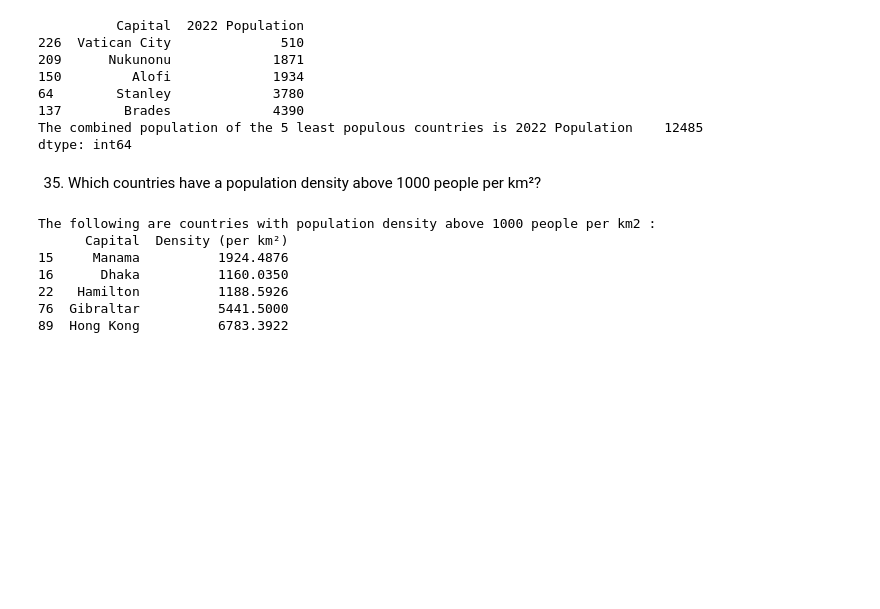
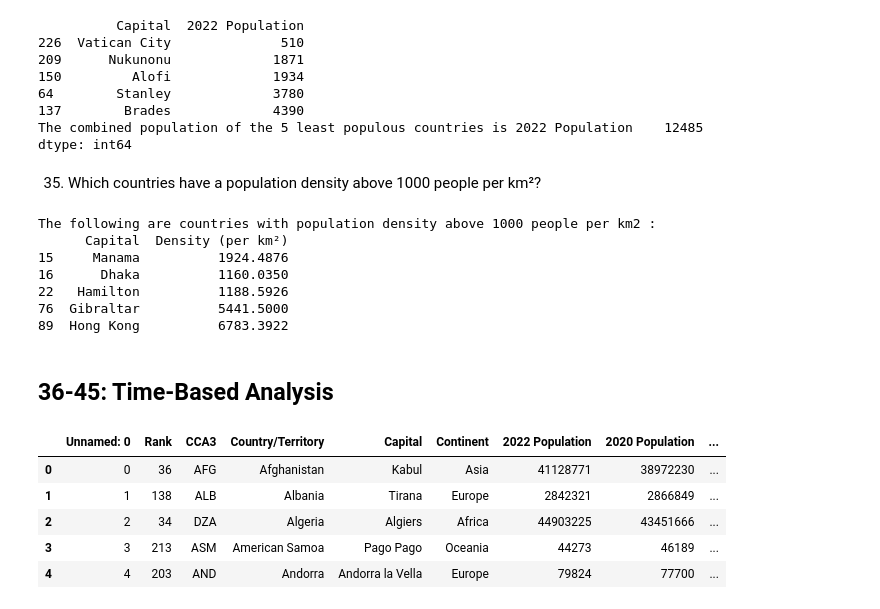
Before and after one commit to HABUDANHAYABK/world-population-dynamics, a Jupyter notebook: notebooks/02_question_analysis.ipynb, the cells around one changed output. Saved outputs shown, nothing was run; the diff lists cells and outputs as text; code cells hidden in the pictures; blank space fills up the shorter version.

Commit message:
question analysis

```diff
--- a/notebooks/02_question_analysis.ipynb
+++ b/notebooks/02_question_analysis.ipynb
@@ -596,3 +596,14 @@ The following are countries with population density above 1000 people per km2 :
 22   Hamilton          1188.5926
 76  Gibraltar          5441.5000
 89  Hong Kong          6783.3922
+# %% [markdown]
+## 36-45: Time-Based Analysis
+# %%
+world_pp.head()
+# %% [output]
+|  | Unnamed: 0 | Rank | CCA3 | Country/Territory | Capital | Continent | 2022 Population | 2020 Population | ... |
+| 0 | 0 | 36 | AFG | Afghanistan | Kabul | Asia | 41128771 | 38972230 | ... |
+| 1 | 1 | 138 | ALB | Albania | Tirana | Europe | 2842321 | 2866849 | ... |
+| 2 | 2 | 34 | DZA | Algeria | Algiers | Africa | 44903225 | 43451666 | ... |
+| 3 | 3 | 213 | ASM | American Samoa | Pago Pago | Oceania | 44273 | 46189 | ... |
+| 4 | 4 | 203 | AND | Andorra | Andorra la Vella | Europe | 79824 | 77700 | ... |
```
Also changed, not shown: parts of 6 cells of this notebook.
